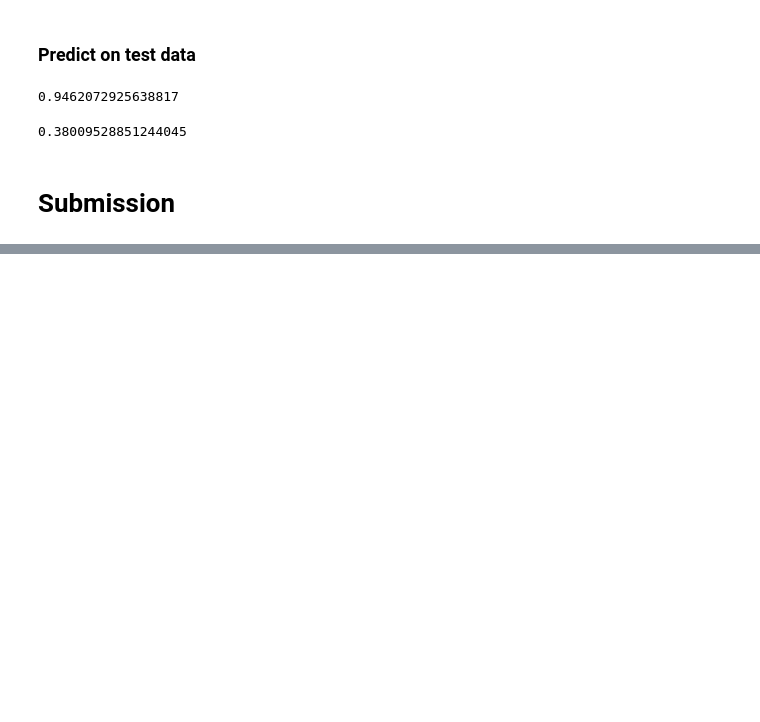
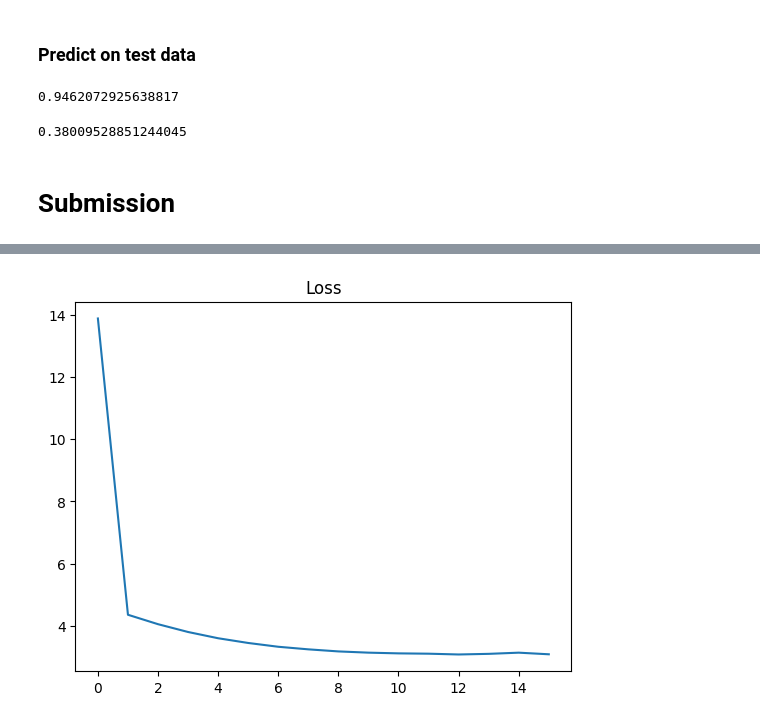
Before and after one commit to gshreya5/colab, a Jupyter notebook: NLP_quora_insincere_tagging.ipynb, the cells around one changed output, grey strips where cells are left out. Drawn from its saved outputs; the diff is of its cells as text; code cells hidden in the pictures; blank space fills up the shorter version.

```diff
--- a/NLP_quora_insincere_tagging.ipynb
+++ b/NLP_quora_insincere_tagging.ipynb
@@ -192,0 +345,2 @@ test.to_csv('submission.csv', index=None)
+# %%
+history += fit(5, 0.01, logreg_model, train_dl, val_dl)
@@ -192,0 +353,2 @@ test.to_csv('submission.csv', index=None)
+# %%
+history += fit(5, 0.01, logreg_model, train_dl, val_dl)
@@ -192,0 +361,2 @@ test.to_csv('submission.csv', index=None)
+# %%
+history += fit(5, 0.01, logreg_model, train_dl, val_dl)
@@ -192,0 +369,2 @@ test.to_csv('submission.csv', index=None)
+# %%
+losses = [item[0] for item in history]
@@ -192,0 +373,5 @@ test.to_csv('submission.csv', index=None)
+# %%
+plt.plot(losses);
+plt.title('Loss');
+# %% [output]
+[figure, added]
```
Also changed, not shown: parts of 53 cells of this notebook.
